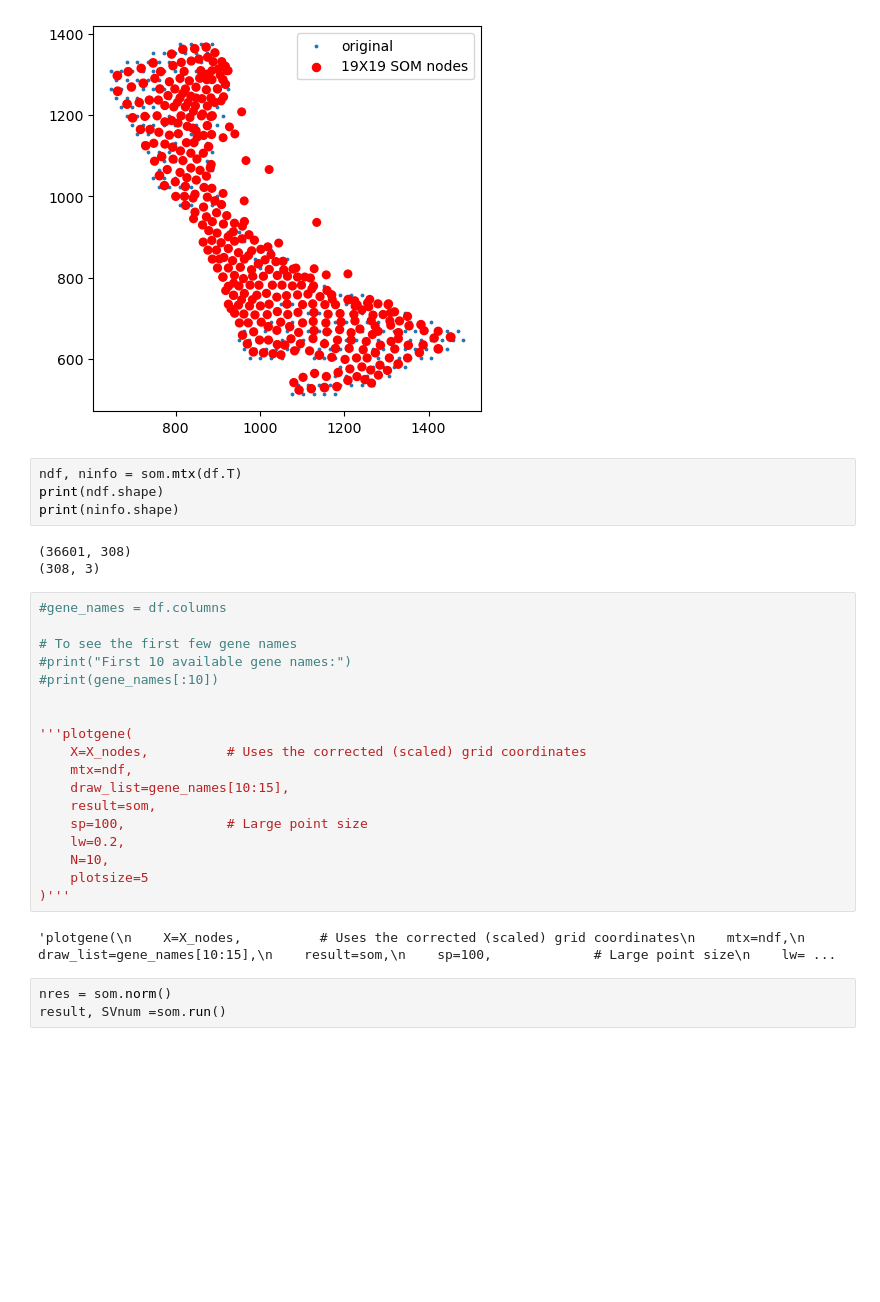
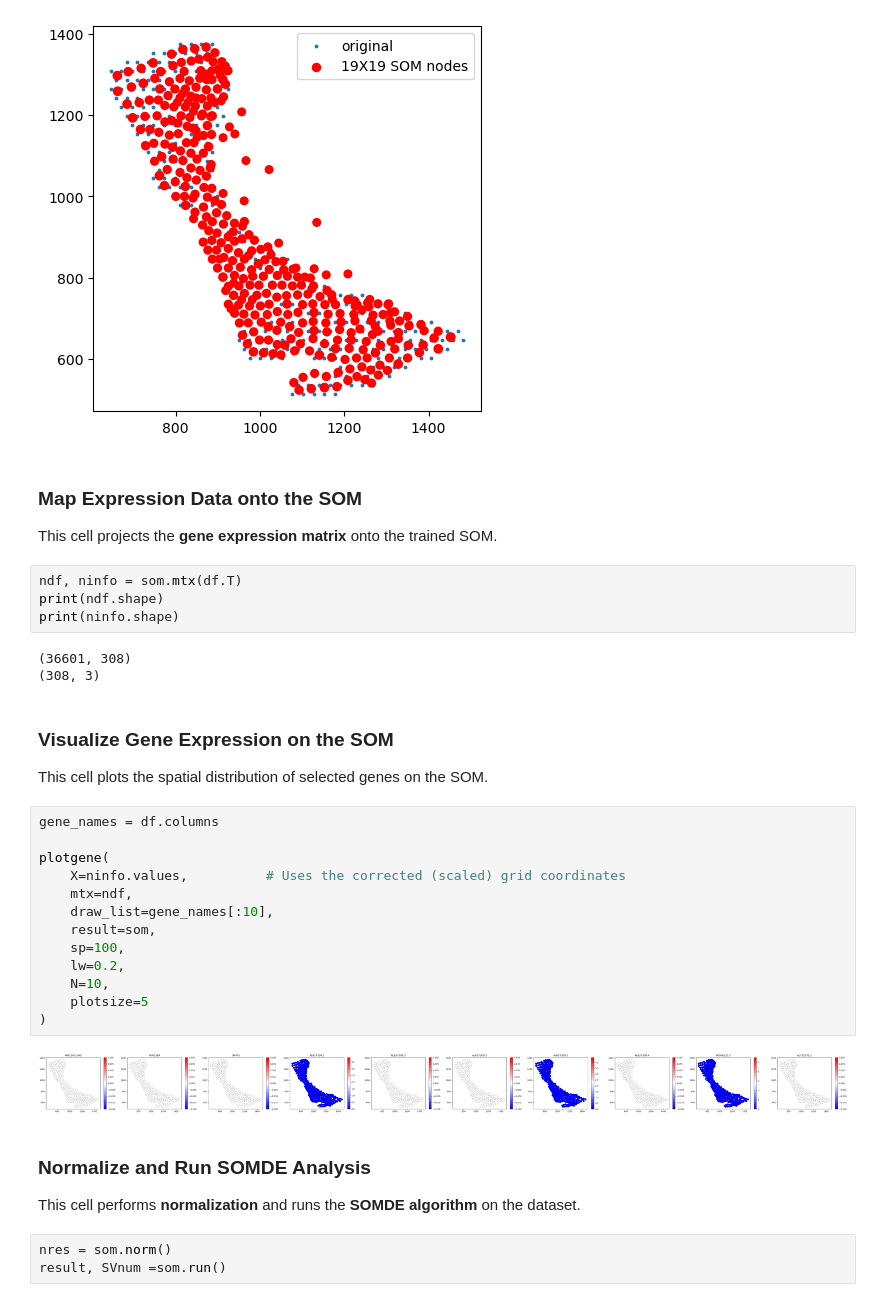
Before and after one commit to nikolienka24/IV114_ST, a Jupyter notebook: svgs_identification_somde.ipynb, the cells around one changed output. Saved outputs shown, nothing was run; the diff lists cells and outputs as text; blank space fills up the shorter version.

```diff
--- a/svgs_identification_somde.ipynb
+++ b/svgs_identification_somde.ipynb
@@ -156,6 +171,10 @@ fig.savefig(
 )
 # %% [output]
 [figure]
+# %% [markdown]
+### Map Expression Data onto the SOM
+
+This cell projects the **gene expression matrix** onto the trained SOM.
 # %%
 ndf, ninfo = som.mtx(df.T)
 print(ndf.shape)
@@ -163,26 +182,29 @@ print(ninfo.shape)
 # %% [output]
 (36601, 308)
 (308, 3)
+# %% [markdown]
+### Visualize Gene Expression on the SOM
+
+This cell plots the spatial distribution of selected genes on the SOM.
 # %%
-#gene_names = df.columns
+gene_names = df.columns
 
-# To see the first few gene names
-#print("First 10 available gene names:")
-#print(gene_names[:10])
-
-
-'''plotgene(
-    X=X_nodes,          # Uses the corrected (scaled) grid coordinates
+plotgene(
+    X=ninfo.values,          # Uses the corrected (scaled) grid coordinates
     mtx=ndf,
-    draw_list=gene_names[10:15],
+    draw_list=gene_names[:10],
     result=som,
-    sp=100,             # Large point size
+    sp=100,
     lw=0.2,
     N=10,
     plotsize=5
-)'''
+)
 # %% [output]
-'plotgene(\n    X=X_nodes,          # Uses the corrected (scaled) grid coordinates\n    mtx=ndf,\n    draw_list=gene_names[10:15],\n    result=som,\n    sp=100,             # Large point size\n    lw= ...
+[figure, added]
+# %% [markdown]
+### Normalize and Run SOMDE Analysis
+
+This cell performs **normalization** and runs the **SOMDE algorithm** on the dataset.
 # %%
 nres = som.norm()
 result, SVnum =som.run()
```
Also changed, not shown: parts of 14 cells of this notebook.
